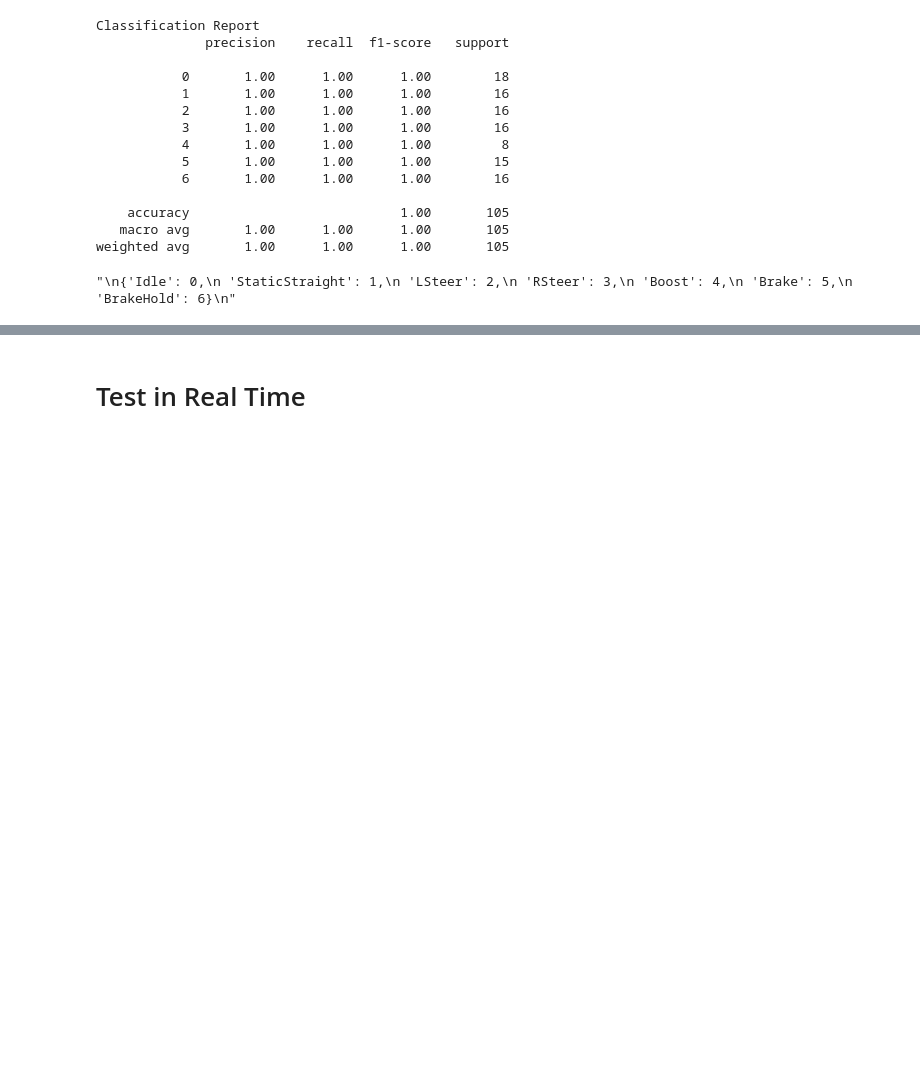
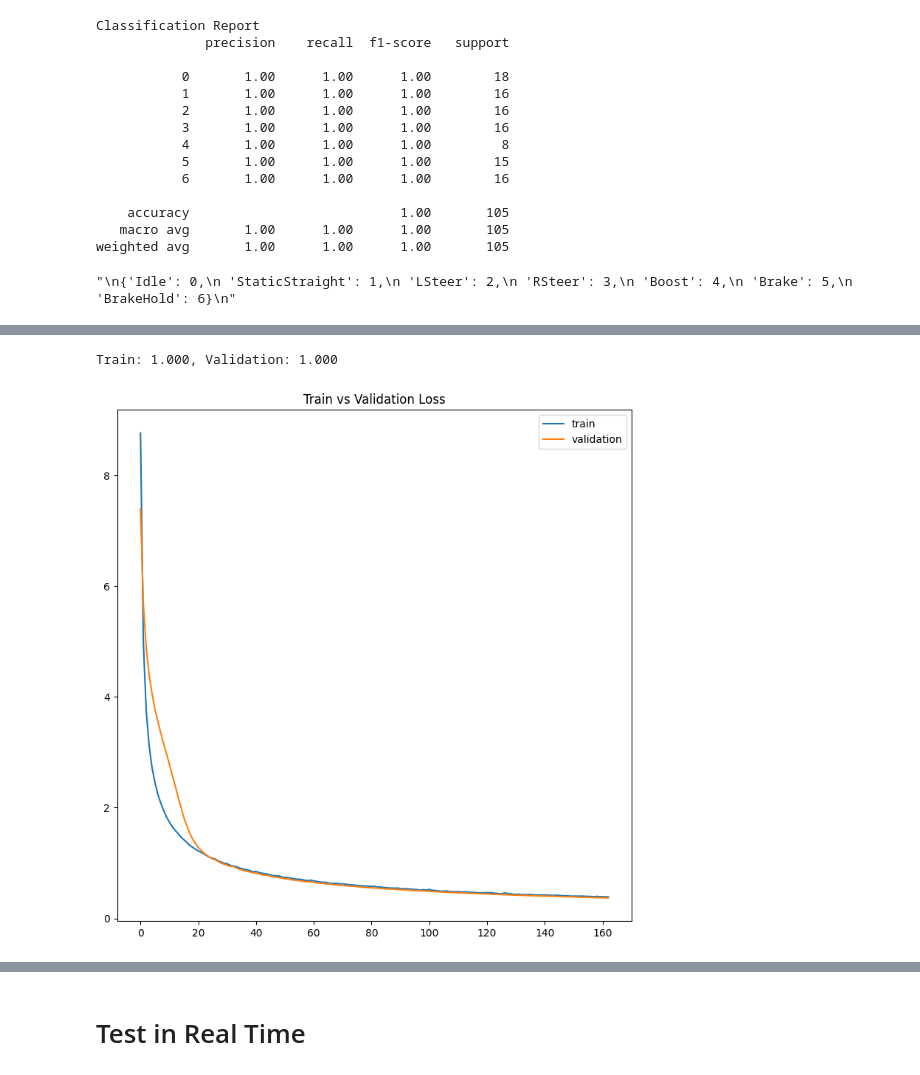
Before and after one commit to yuurichan/Racing-Game-Dynamic-GestRec, a Jupyter notebook: Mediapipe Holistics LSTM Test-Copy1_improv.ipynb, the cells around one changed output, grey strips where cells are left out. Saved outputs shown, nothing was run; the diff lists cells and outputs as text; code cells hidden in the pictures; blank space fills up the shorter version.

Commit message:
Added FIXED Model 7 for 10f + Added Model 7 for Copy1 Improv

```diff
--- a/Mediapipe Holistics LSTM Test-Copy1_improv.ipynb
+++ b/Mediapipe Holistics LSTM Test-Copy1_improv.ipynb
@@ -1655,0 +1687,2 @@ tf.compat.v1.reset_default_graph()
+# %%
+NUM_OF_GESTURES = actions.shape[0]
@@ -1655,0 +1749,23 @@ tf.compat.v1.reset_default_graph()
+# %%
+# es = EarlyStopping(min_delta = 0.05, mode='min', patience = 30, restore_best_weights=True)
+
+# es = EarlyStopping(patience = 20, verbose=1)
+
+es = EarlyStopping(min_delta = 0.05, mode='min', patience = 30, verbose=1)
+# es = EarlyStopping(min_delta = 0.05, patience = 20)
+# %%
+#train LSTM model
+
+import time
+
+start = time.time()
+
+history_7 = model_7.fit(X_train,
+                    y_train,
+                    validation_data=(X_val, y_val),
+                    epochs=300,
+                    batch_size=16
+                    ,
+                    callbacks=[es])
+
+print('Time to train: {}s'.format(time.time() - start))
@@ -1744,0 +1949,18 @@ weighted avg       1.00      1.00      1.00       105
+# %%
+import matplotlib.pyplot as plt
+
+# evaluate the model
+_, train_acc = model_7.evaluate(X_train, y_train, verbose=0)
+_, val_acc = model_7.evaluate(X_val, y_val, verbose=0)
+print('Train: %.3f, Validation: %.3f' % (train_acc, val_acc))
+
+# plot loss history
+plt.figure(figsize=(9,9))
+plt.plot(history_7.history['loss'], label='train')
+plt.plot(history_7.history['val_loss'], label='validation')
+plt.title('Train vs Validation Loss')
+plt.legend()
+plt.show()
+# %% [output]
+Train: 1.000, Validation: 1.000
+[figure, added]
```
Also changed, not shown: parts of 22 cells of this notebook, 7 other files.
